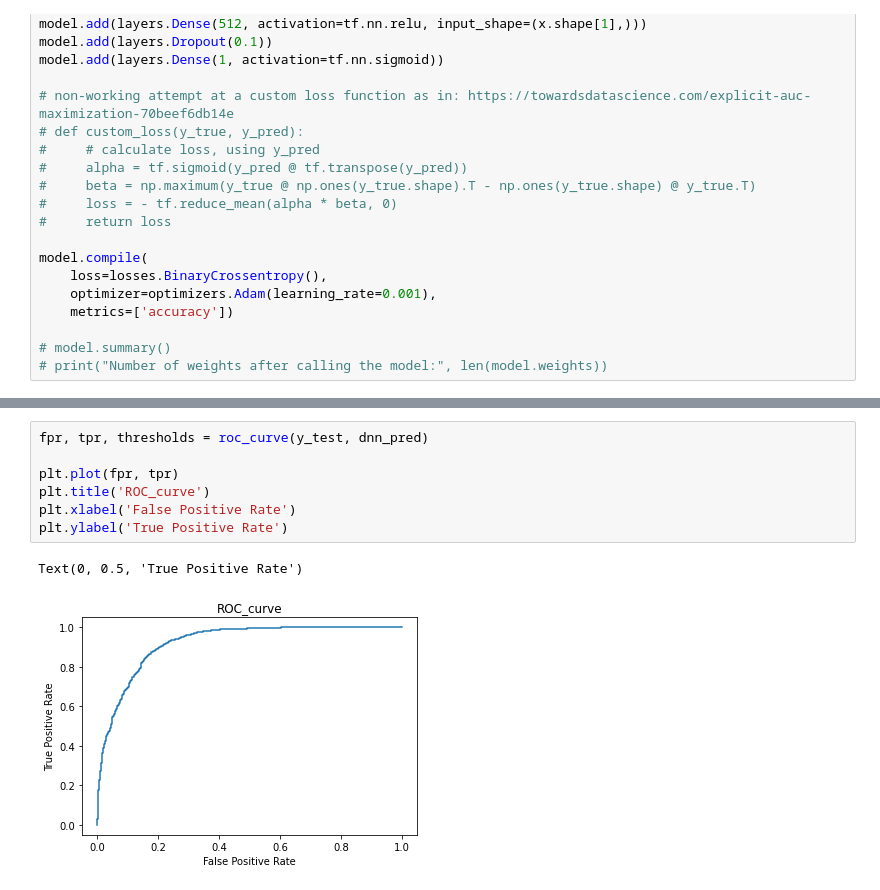
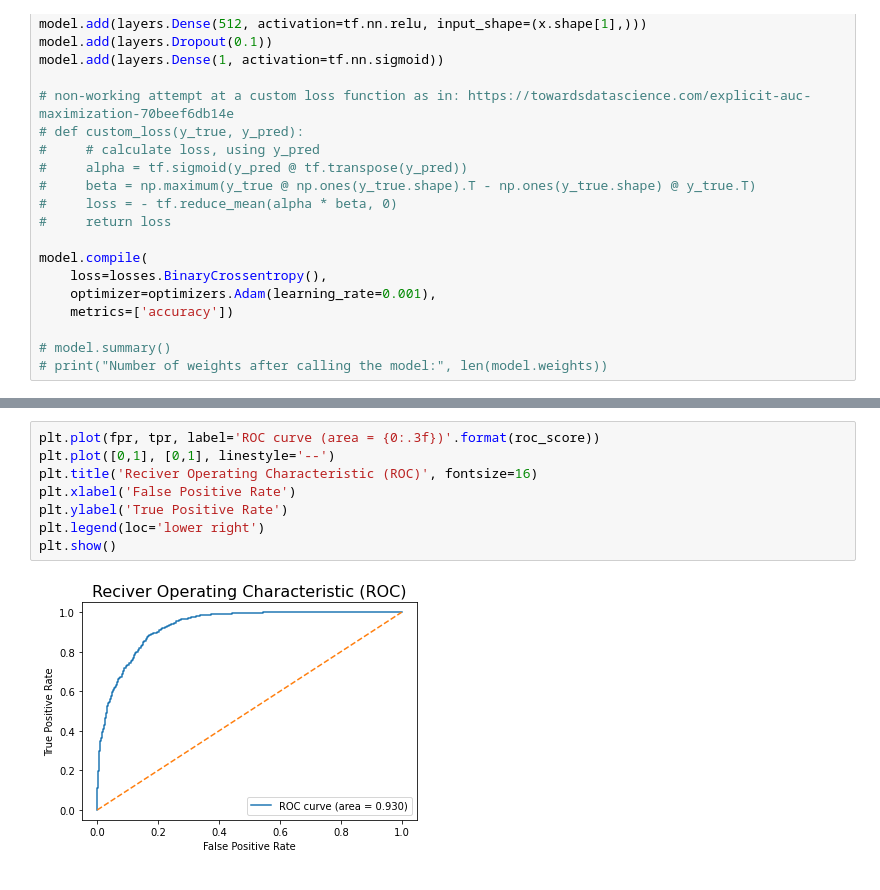
Before and after one commit to zoilo-nl/MML, a Jupyter notebook: GammaTelescope.ipynb, the cells around one changed output, grey strips where cells are left out. Saved outputs shown, nothing was run; the diff lists cells and outputs as text.

```diff
--- a/GammaTelescope.ipynb
+++ b/GammaTelescope.ipynb
@@ -318,10 +329,10 @@ roc score:  0.9212836938637243
-# %%
-fpr, tpr, thresholds = roc_curve(y_test, dnn_pred)
-
-plt.plot(fpr, tpr)
-plt.title('ROC_curve')
-plt.xlabel('False Positive Rate')
-plt.ylabel('True Positive Rate')
-# %% [output]
-Text(0, 0.5, 'True Positive Rate')
-[figure, removed]
+# %%
+plt.plot(fpr, tpr, label='ROC curve (area = {0:.3f})'.format(roc_score))
+plt.plot([0,1], [0,1], linestyle='--')
+plt.title('Reciver Operating Characteristic (ROC)', fontsize=16)
+plt.xlabel('False Positive Rate')
+plt.ylabel('True Positive Rate')
+plt.legend(loc='lower right')
+plt.show()
+# %% [output]
+[figure, added]
```
Also changed, not shown: parts of 11 cells of this notebook, 4 other files.
